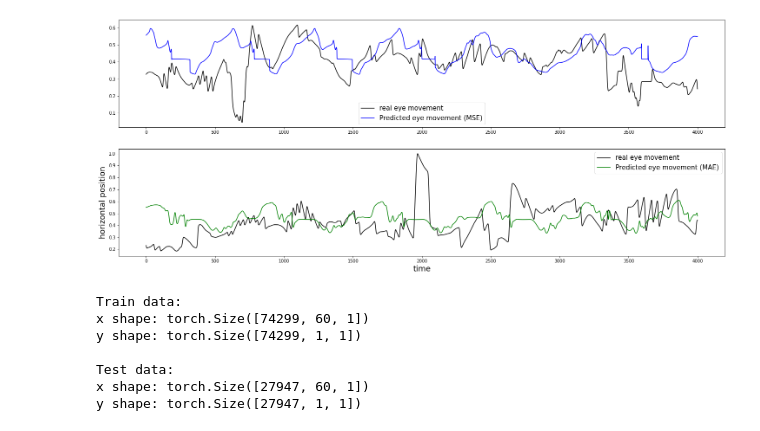
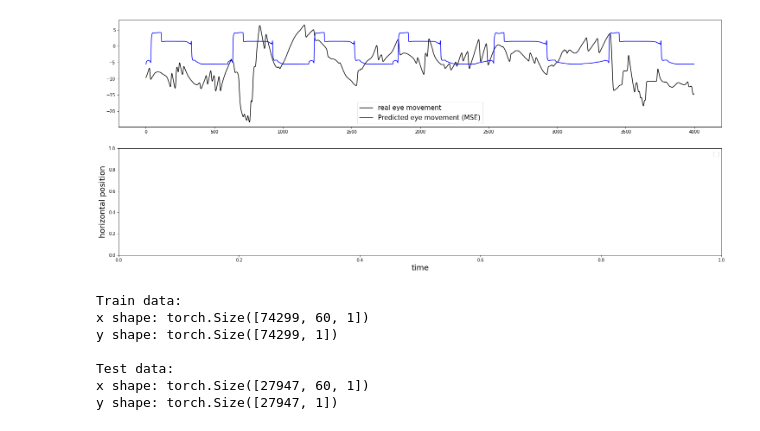
Before and after one commit to YanaMinyaylo/NS, a Jupyter notebook: NN_LSTM_MSE_torch.ipynb, the cells around one changed output. Cells and saved outputs as stored; diff of their text form; code cells hidden in the pictures.

```diff
--- a/NN_LSTM_MSE_torch.ipynb
+++ b/NN_LSTM_MSE_torch.ipynb
@@ -113,5 +78,5 @@ def make_feature_set(x_, y_, size_n):
 # %%
-size_n = 60
-feature_train, label_train = make_feature_set(x_train, y_train, size_n)
-feature_test, label_test = make_feature_set(x_test, y_test, size_n)
+size_n = 120
+feature_train, label_train = make_feature_set(scaled_x_train, scaled_y_train, size_n)
+feature_test, label_test = make_feature_set(scaled_x_test, scaled_y_test, size_n)
 # %% [output]
@@ -125,0 +109,2 @@ from sklearn.model_selection import train_test_split
+# %%
+result = model_MSE.fit(feature_train, label_train, epochs = 50, batch_size = 32, validation_split=0.2)
@@ -126,15 +140,15 @@ from sklearn.model_selection import train_test_split
 # %%
-u = 50
-model_MSE = Sequential()
-model_MSE.add(LSTM(units= u, return_sequences=True, input_shape=(feature_train.shape[1], 1)))
-model_MSE.add(Dropout(0.4))
+# u = 50
+# model_MAE = Sequential()
+# model_MAE.add(LSTM(units= u, return_sequences=True, input_shape=(feature_train.shape[1], 1)))
+# model_MAE.add(Dropout(0.4))
 
-model_MSE.add(LSTM(units=u))
-model_MSE.add(Dropout(0.2))
+# model_MAE.add(LSTM(units=u))
+# model_MAE.add(Dropout(0.2))
 
-model_MSE.add(Dense(units = label_train.shape[1]))
+# model_MAE.add(Dense(units = label_train.shape[1]))
 
-model_MSE.compile(optimizer = 'adam', loss = 'mean_squared_error')
+# model_MAE.compile(optimizer = 'adam', loss = 'mean_absolute_error')
 # %%
-result = model_MSE.fit(feature_train, label_train, epochs = 30, batch_size = 32)
-loss = np.array(result.history['loss'])
+# result_mae = model_MAE.fit(feature_train, label_train, epochs = 30, batch_size = 32)
+# loss_mae = np.array(result_mae.history['loss'])
@@ -222,11 +183,11 @@ n3 = 200
 n4 = 20000
 
 
-ax[0].plot(y_test_new[n1:n2], color='black', label='real eye movement')
+ax[0].plot(label_test[n1+60:n2+60], color='black', label='real eye movement')
 ax[0].plot(predictions_mse[n1:n2], color='blue', label='Predicted eye movement (MSE)')
 
-ax[1].plot(y_test_new[n2:n4], color='black', label='real eye movement')
-ax[1].plot(predictions_mae[n2:n4], color='green', label='Predicted eye movement (MAE)')
+# ax[1].plot(y_test_new[n2:n4], color='black', label='real eye movement')
+# ax[1].plot(predictions_mae[n2:n4], color='green', label='Predicted eye movement (MAE)')
 
 plt.xlabel('time', fontsize=18)
 plt.ylabel('horizontal position', fontsize=18)
@@ -239,4 +201,4 @@ plt.show()
-[figure, old version]
+[figure, new version]
 # %%
 import torch
 import torch.nn as nn
@@ -255,26 +217,26 @@ class LSTMAirTrafficPredictor(nn.Module):
 
 lstm =  LSTMAirTrafficPredictor(input_size=1, hidden_size=8)
 # %%
-x_train, y_train = torch.Tensor(np.array(feature_train)), torch.Tensor(np.array(label_train))
-size_n = 60
-x_test, y_test =  torch.Tensor(np.array(feature_test)), torch.Tensor(np.array(label_test))
+feature_train_tensor, label_train_tensor = torch.Tensor(np.array(feature_train)), torch.Tensor(np.array(label_train))
+feature_test_tensor, label_test_tensor =  torch.Tensor(np.array(feature_test)), torch.Tensor(np.array(label_test))
 
-
+label_train_tensor = label_train_tensor.reshape(([74299, 1]))
+label_test_tensor = label_test_tensor.reshape(([27947, 1]))
 print("Train data:")
-print("x shape:", x_train.shape)
-print("y shape:", y_train.shape)
+print("x shape:", feature_train_tensor.shape)
+print("y shape:", label_train_tensor.shape)
 
 print("\nTest data:")
-print("x shape:", x_test.shape)
-print("y shape:", y_test.shape)
+print("x shape:", feature_test_tensor.shape)
+print("y shape:", label_test_tensor.shape)
 # %% [output]
 Train data:
 x shape: torch.Size([74299, 60, 1])
-y shape: torch.Size([74299, 1, 1])
+y shape: torch.Size([74299, 1])
 
 Test data:
 x shape: torch.Size([27947, 60, 1])
-y shape: torch.Size([27947, 1, 1])
+y shape: torch.Size([27947, 1])
 # %%
 lstm.train()
 
```
Also changed, not shown: parts of 27 cells of this notebook.
